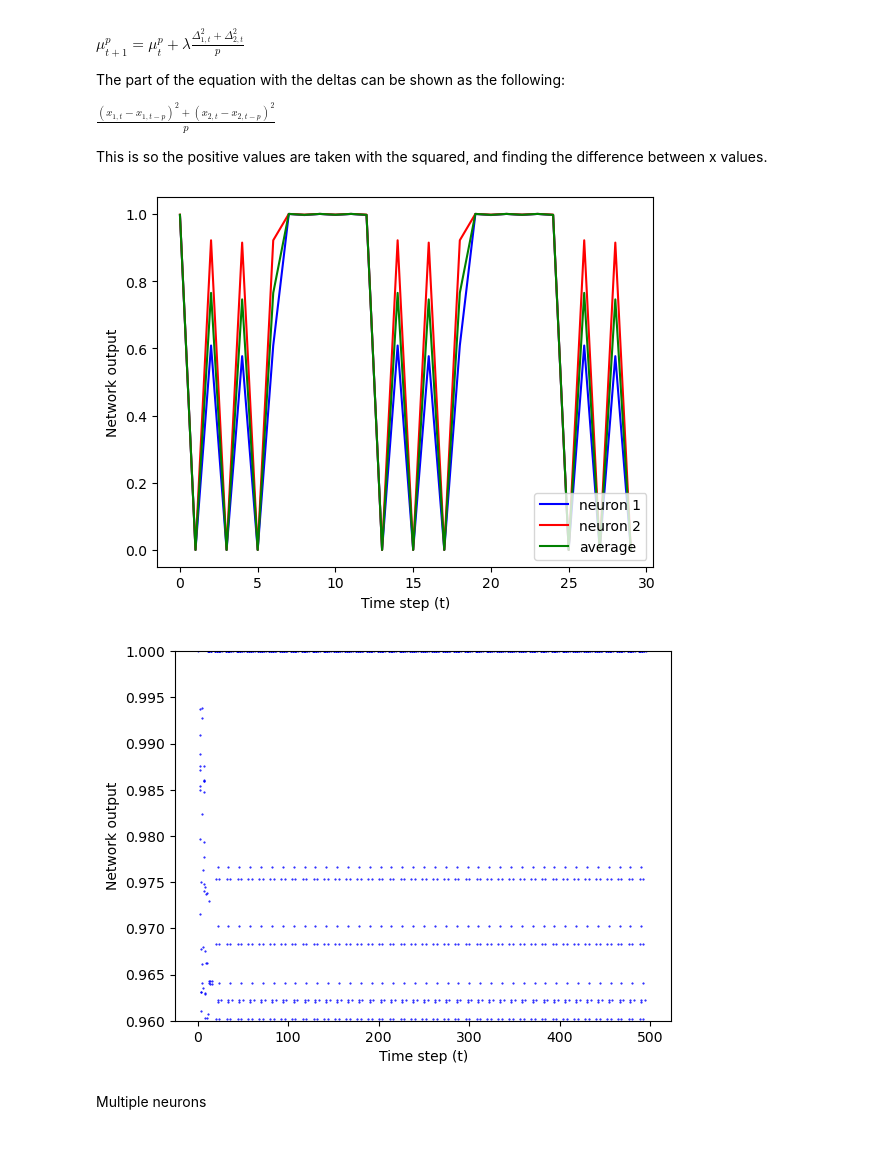
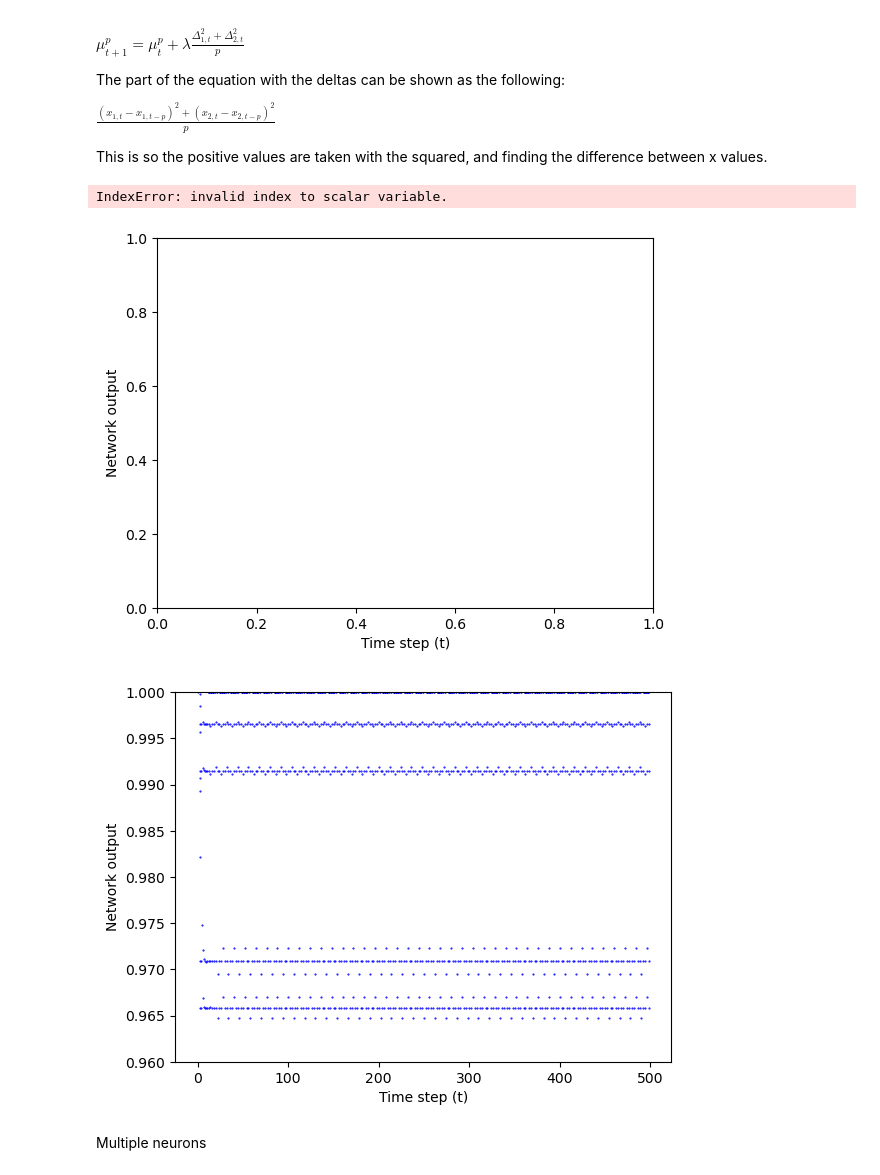
Before and after one commit to shepai/Chaos-Robotics, a Jupyter notebook: Simulation/OpenAIGym/open_ai_example.ipynb, the cells around one changed output. Saved outputs shown, nothing was run; the diff lists cells and outputs as text; code cells hidden in the pictures; blank space fills up the shorter version.

Commit message:
correct weights and biases

```diff
--- a/Simulation/OpenAIGym/open_ai_example.ipynb
+++ b/Simulation/OpenAIGym/open_ai_example.ipynb
@@ -597,13 +597,13 @@ p_count=1
 mus=np.zeros((steps,))
 mus[0]=-1
 x=np.zeros((2,steps))
-x[0][0]=random.randint(0,2)
-x[1][0]=random.randint(0,2)
+x[0][0]=1#random.randint(0,2)
+x[1][0]=1#random.randint(0,2)
 Cp=np.zeros((2,steps))
 Cp[0][0]=1
 Cp[1][0]=1
-thetas=np.random.normal(2,1.5,(2,1)) #bias terms
-weights=np.random.normal(2,1.5,(2,2))
+thetas= np.array([[-3.4],[3.8]])#np.random.normal(2,1.5,(2,1)) #bias terms
+weights= np.array([[-22,5.6],[0,-6.6]]) #np.random.normal(2,1.5,(2,2))
 
 outputs=np.zeros((2,steps))
 
@@ -622,36 +622,38 @@ def step(i,t,mus,Cp,x,j):
     x[i][t+1]=a
     return x
 
 def step_e(i,t,mus,Cp,x,j):
     global p_count
     p=pp[p_count]
     #apply mathematic formula
     with np.errstate(invalid='ignore'):
         mus[t+1]=(mus[t-1]**p)+lambda_*(((x[0][t-1]-x[0][t-1-p])**2+(x[1][t-1]-x[1][t-1-p])**2)/p)
         Cp[:,t]=(mus[t])*np.sum(weights*(x[:,t]-x[:,t-p]),axis=1)
-    a=np.dot(weights,x[:,t])
+    a=np.dot(weights.T,x[:,0])
     x[i][t+1]=sigmoid(thetas[i]+a[i]+Cp[i][t])
     x[j][t+1]=sigmoid(thetas[j]+a[j]+Cp[j][t])
     return x
 t=1
 for st in range(steps-2):
     #loop through the generation loop
     t=st+1
     x=step_e(0,t,mus,Cp,x,1)
 
 plt.ylabel("Network output")
 plt.xlabel("Time step (t)")
-avg_out=((x[0]+x[1])/2)[:-1]
+avg_out=np.average(x,axis=0) [:-1]
+
 plt.plot(x[0][600:630],c="b",label="neuron 1")
 #plt.plot(outputs[0][:-1],'bo')
 plt.plot(x[1][600:630],c="r",label="neuron 2")
 #plt.plot(outputs[1][:-1],'bo',c="r")
 plt.plot(avg_out[600:630],c="g",label="average")
 #plt.plot(avg_out,'bo',c="g")
 plt.legend(loc="lower right")
 plt.show()
 # %% [output]
+IndexError: invalid index to scalar variable.
-[figure, old version]
+[figure, new version]
 # %%
 def run(steps,p,lambda_=0.05):
     global thetas
@@ -699,7 +701,7 @@ avg_out,mus=run(500,9,lambda_=l)
 plt.plot(avg_out,'bo',markersize=0.5)
 plt.show()
 # %% [output]
-[figure, old version]
+[figure, new version]
 # %% [markdown]
 Multiple neurons
 # %%
```
